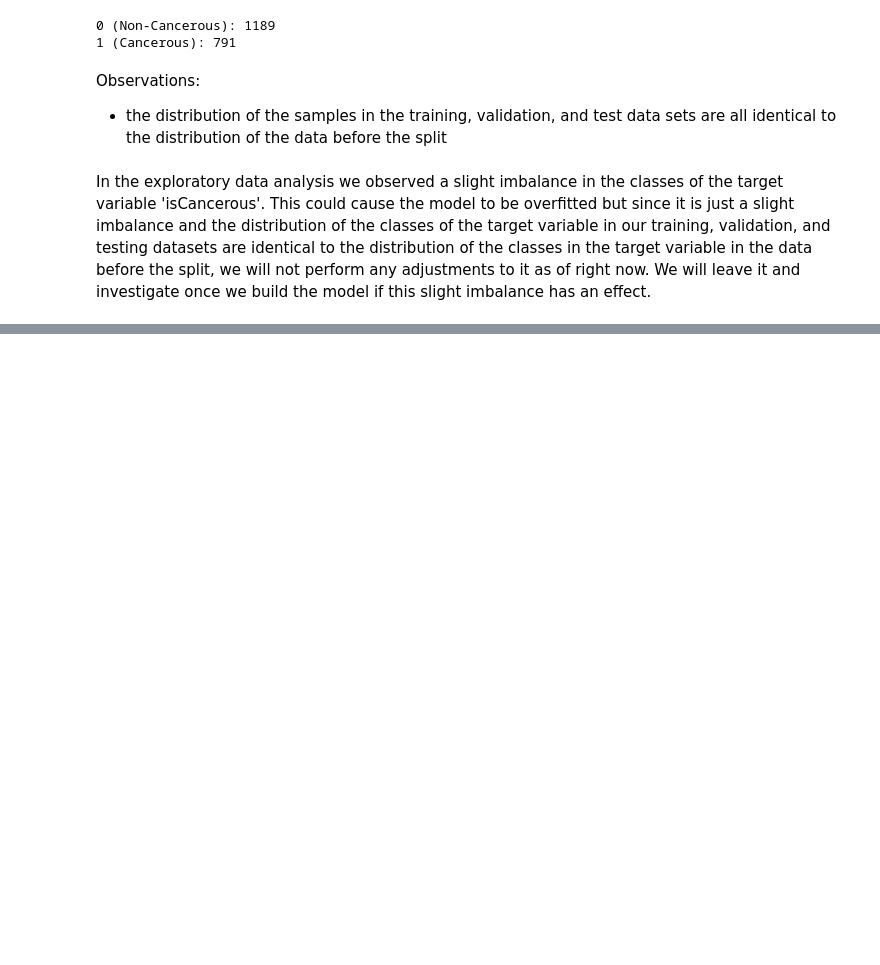
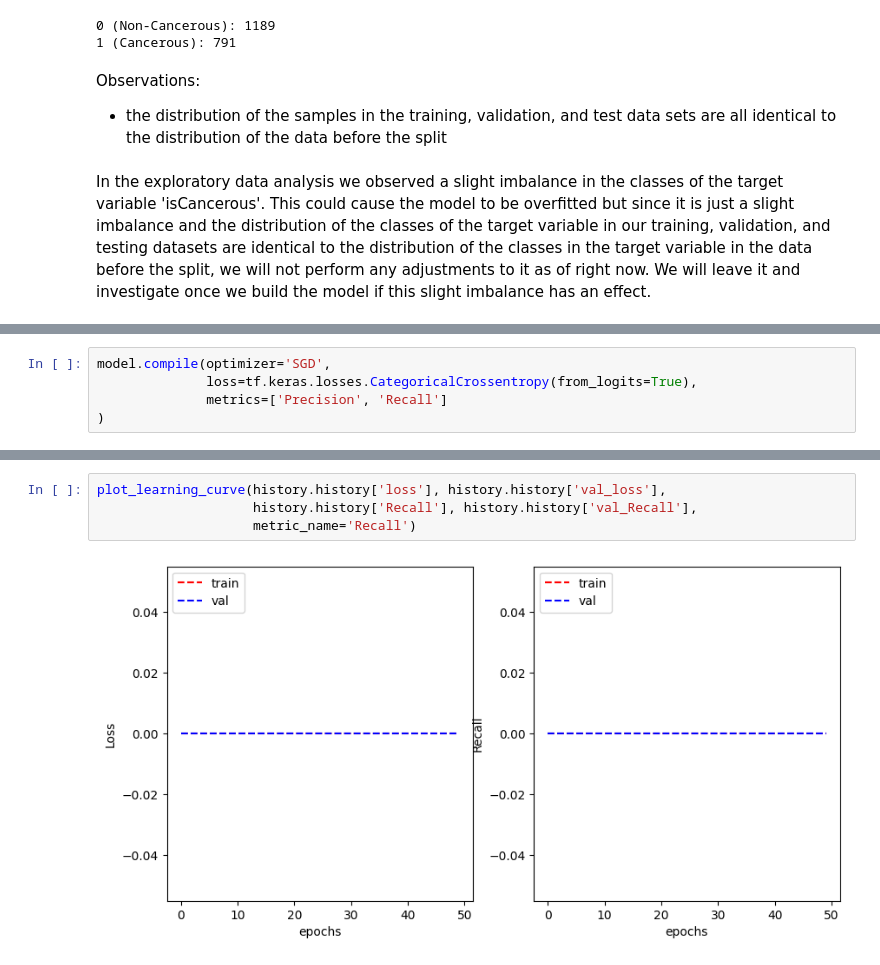
Before and after one commit to IbrahimAshhab/ML-A2-Colon-Cancer, a Jupyter notebook: s3953973_s4007880.ipynb, the cells around one changed output, grey strips where cells are left out. Saved outputs shown, nothing was run; the diff lists cells and outputs as text; blank space fills up the shorter version.

```diff
--- a/s3953973_s4007880.ipynb
+++ b/s3953973_s4007880.ipynb
@@ -265,0 +299,5 @@ In the exploratory data analysis we observed a slight imbalance in the classes o
+# %%
+model.compile(optimizer='SGD',
+              loss=tf.keras.losses.CategoricalCrossentropy(from_logits=True),
+              metrics=['Precision', 'Recall']
+)
@@ -265,0 +352,6 @@ In the exploratory data analysis we observed a slight imbalance in the classes o
+# %%
+plot_learning_curve(history.history['loss'], history.history['val_loss'],
+                    history.history['Recall'], history.history['val_Recall'],
+                    metric_name='Recall')
+# %% [output]
+[figure, added]
```
Also changed, not shown: parts of 7 cells of this notebook, 1 other file.
